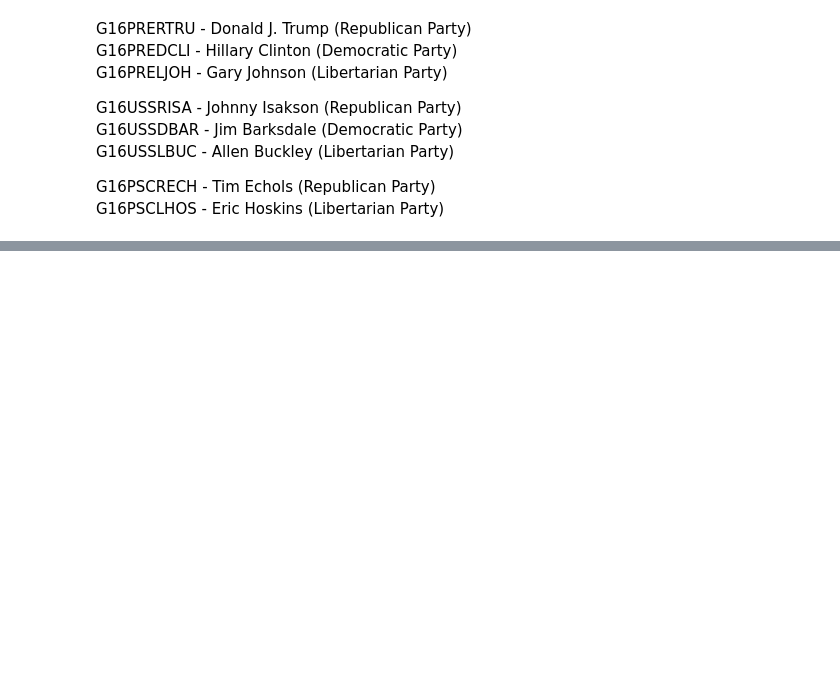
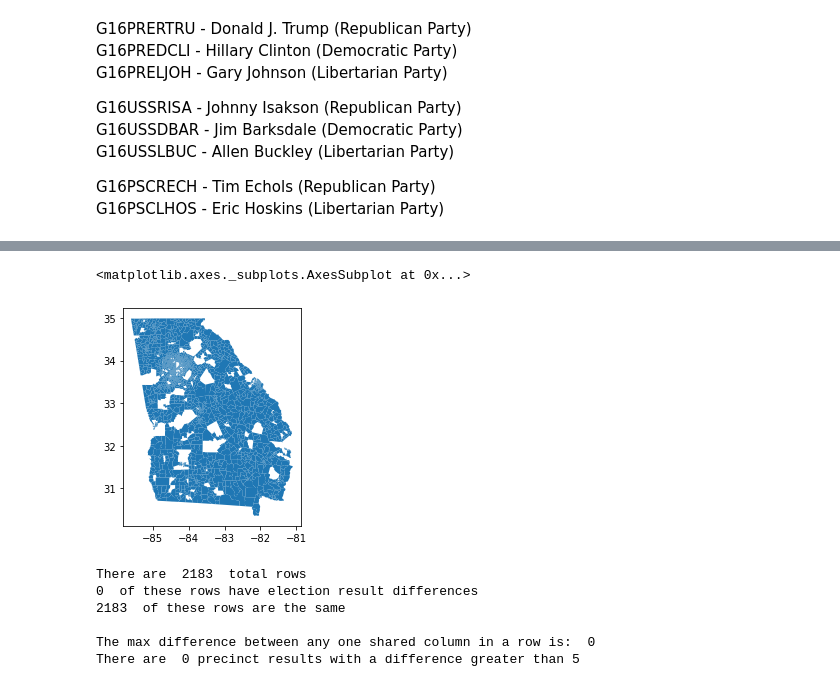
Before and after one commit to nonpartisan-redistricting-datahub/pdv-ga, a Jupyter notebook: vest-ga-2016/VEST_GA_16_replication.ipynb, the cells around one changed output, grey strips where cells are left out. Cells and saved outputs as stored; diff of their text form; code cells hidden in the pictures; blank space fills up the shorter version.

```diff
--- a/vest-ga-2016/VEST_GA_16_replication.ipynb
+++ b/vest-ga-2016/VEST_GA_16_replication.ipynb
@@ -169,0 +460,5 @@ print(precinct_shapes_ga.geom_almost_equals(vest_ga,decimal=4).unique())
+# %%
+vest_shapes.plot()
+# %% [output]
+<matplotlib.axes._subplots.AxesSubplot at 0x...>
+[figure, added]
@@ -169,0 +502,12 @@ print(precinct_shapes_ga.geom_almost_equals(vest_ga,decimal=4).unique())
+# %%
+column_List = ['G16PRERTRU', 'G16PREDCLI',
+       'G16PRELJOH', 'G16USSRISA', 'G16USSDBAR', 'G16USSLBUC', 'G16PSCRECH',
+       'G16PSCLHOS']
+validater_row(validated_1[validated_1["final_merge"]=="both"],column_List)
+# %% [output]
+There are  2183  total rows
+0  of these rows have election result differences
+2183  of these rows are the same
+
+The max difference between any one shared column in a row is:  0
+There are  0 precinct results with a difference greater than 5
```
Also changed, not shown: parts of 42 cells of this notebook.
